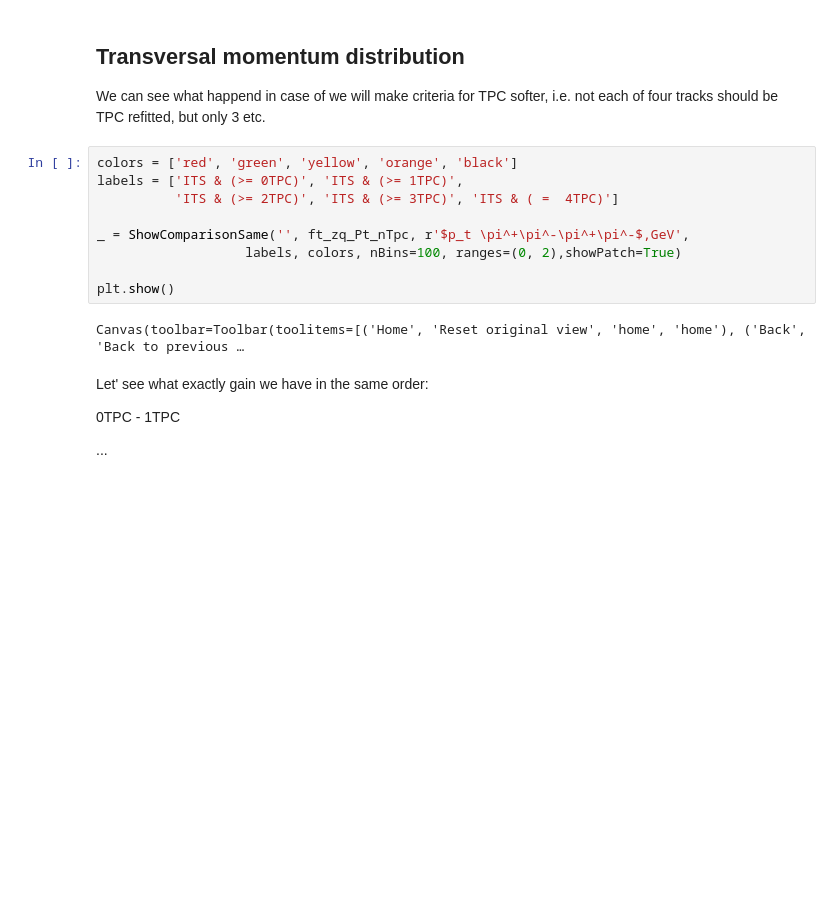
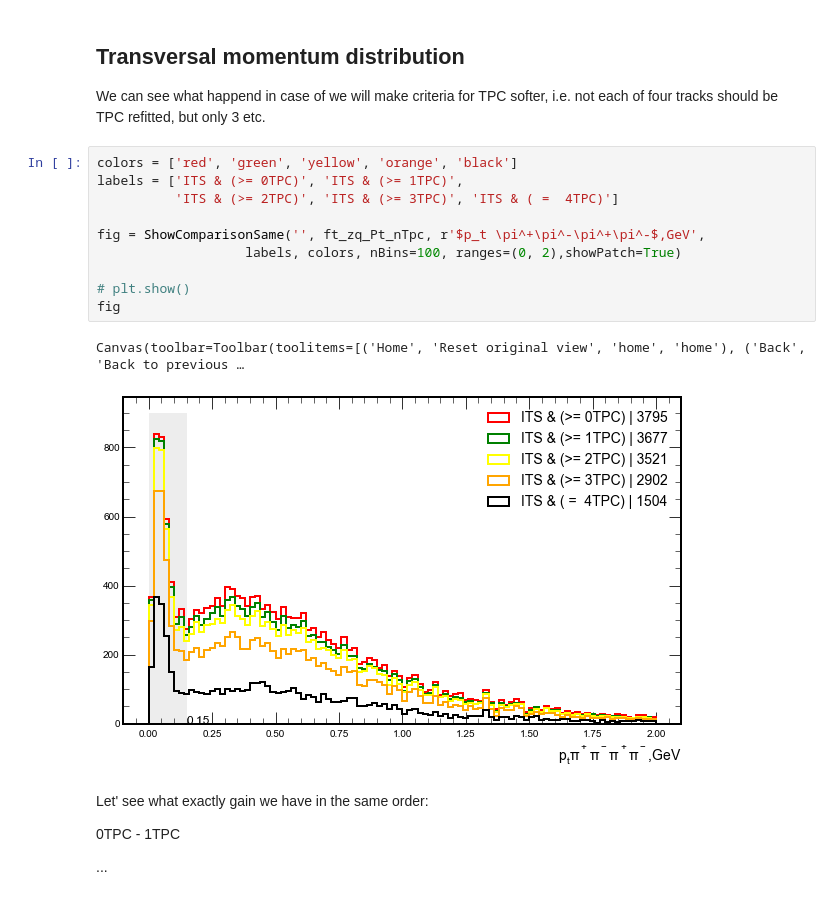
Before and after one commit to bdrum/cern-physics, a Jupyter notebook: notebooks/4TracksAnalysis.ipynb, the cells around one changed output. Drawn from its saved outputs; the diff is of its cells as text; blank space fills up the shorter version.

```diff
--- a/notebooks/4TracksAnalysis.ipynb
+++ b/notebooks/4TracksAnalysis.ipynb
@@ -239,14 +239,16 @@ should be TPC refitted, but only 3 etc.
 # %%
 colors = ['red', 'green', 'yellow', 'orange', 'black']
 labels = ['ITS & (>= 0TPC)', 'ITS & (>= 1TPC)',
           'ITS & (>= 2TPC)', 'ITS & (>= 3TPC)', 'ITS & ( =  4TPC)']
 
-_ = ShowComparisonSame('', ft_zq_Pt_nTpc, r'$p_t \pi^+\pi^-\pi^+\pi^-$,GeV',
+fig = ShowComparisonSame('', ft_zq_Pt_nTpc, r'$p_t \pi^+\pi^-\pi^+\pi^-$,GeV',
                    labels, colors, nBins=100, ranges=(0, 2),showPatch=True)
 
-plt.show()
+# plt.show()
+fig
 # %% [output]
 Canvas(toolbar=Toolbar(toolitems=[('Home', 'Reset original view', 'home', 'home'), ('Back', 'Back to previous …
+[figure, added]
 # %% [markdown]
 Let' see what exactly gain we have in the same order:
 
```
Also changed, not shown: parts of 7 cells of this notebook, 19 other files.
